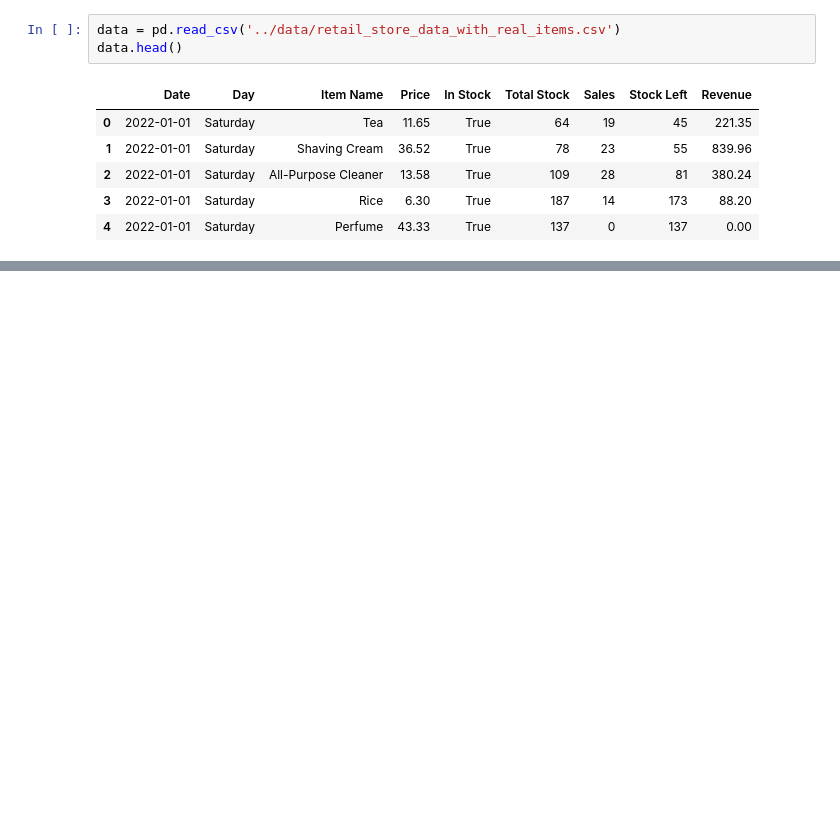
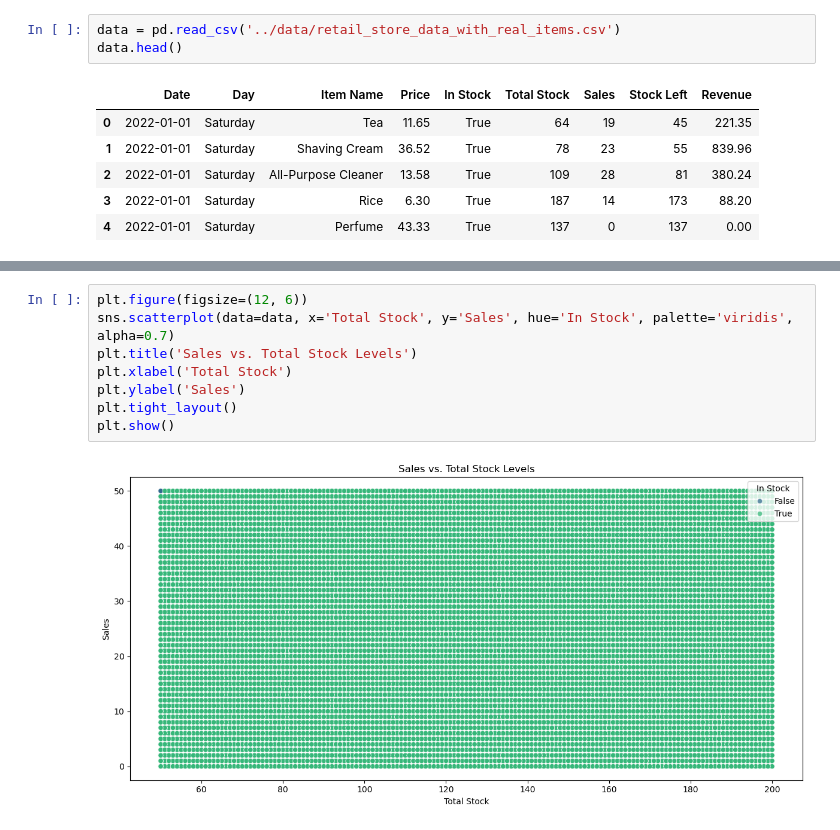
Before and after one commit to Rojal123245/Sales-Automation-AI, a Jupyter notebook: model/model.ipynb, the cells around one changed output, grey strips where cells are left out. Cells and saved outputs as stored; diff of their text form; blank space fills up the shorter version.

```diff
--- a/model/model.ipynb
+++ b/model/model.ipynb
@@ -21,0 +75,10 @@ data.head()
+# %%
+plt.figure(figsize=(12, 6))
+sns.scatterplot(data=data, x='Total Stock', y='Sales', hue='In Stock', palette='viridis', alpha=0.7)
+plt.title('Sales vs. Total Stock Levels')
+plt.xlabel('Total Stock')
+plt.ylabel('Sales')
+plt.tight_layout()
+plt.show()
+# %% [output]
+[figure, added]
```
Also changed, not shown: parts of 9 cells of this notebook.
